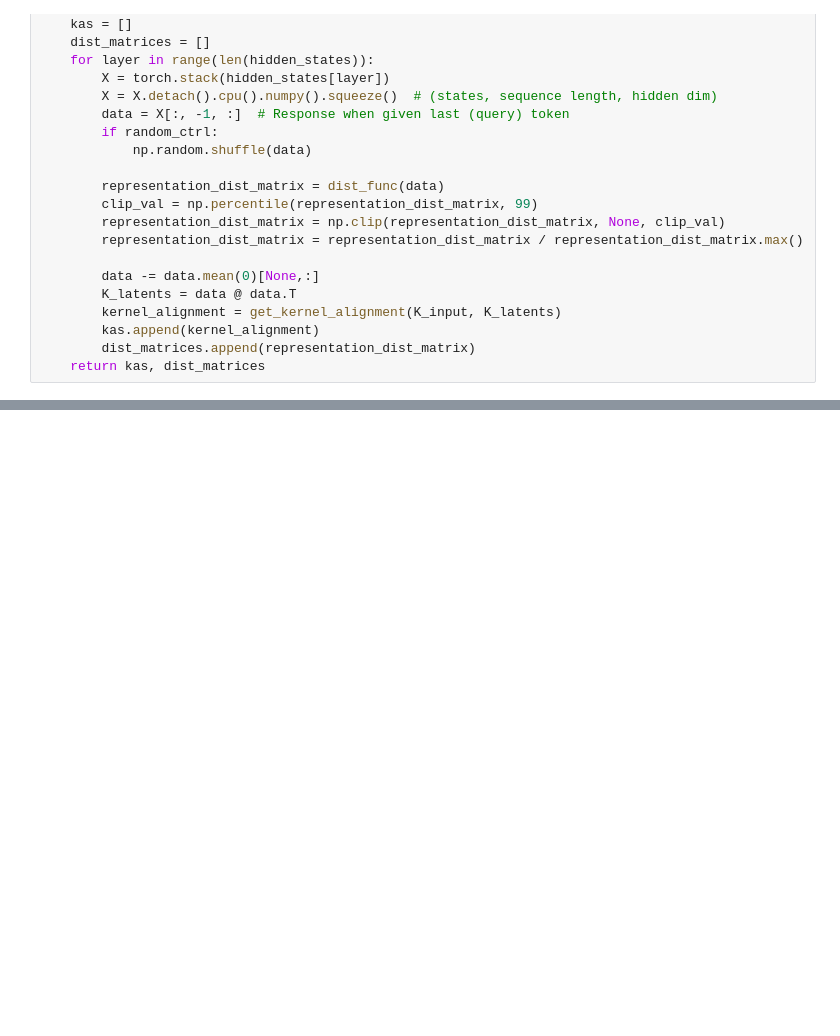
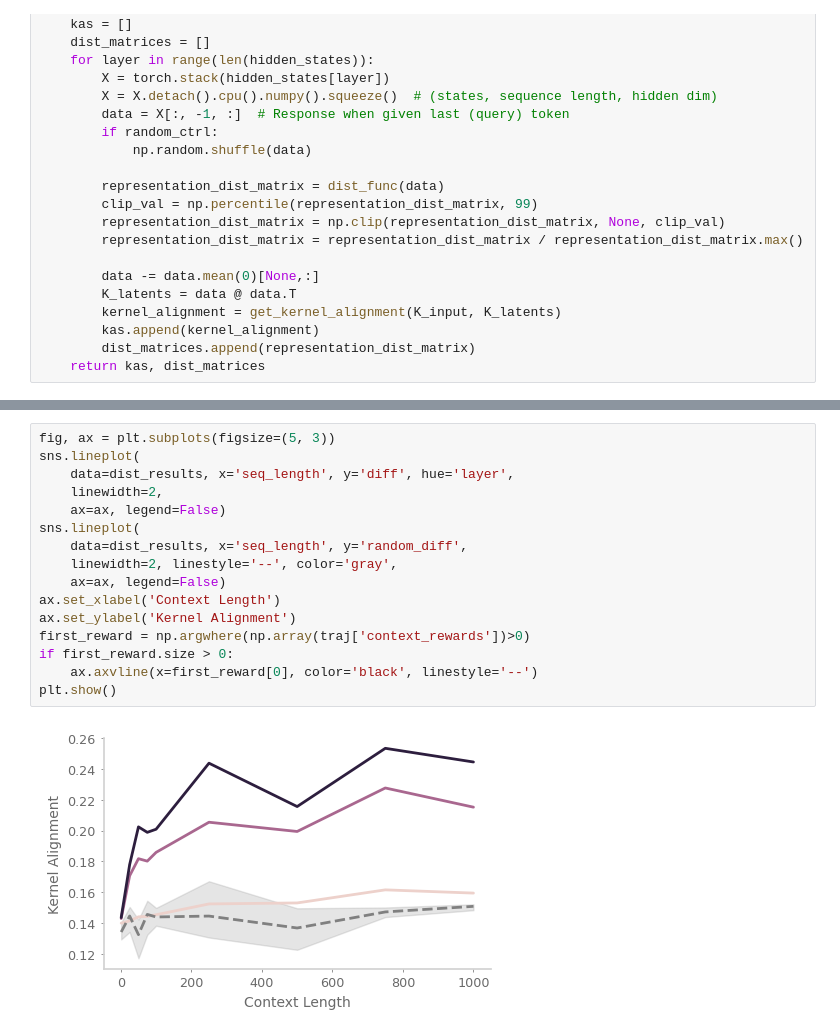
Before and after one commit to chingf/icl-maze, a Jupyter notebook: notebooks/03_representation_structure_kernel_alignment.ipynb, the cells around one changed output, grey strips where cells are left out. Drawn from its saved outputs; the diff is of its cells as text; blank space fills up the shorter version.

```diff
--- a/notebooks/03_representation_structure_kernel_alignment.ipynb
+++ b/notebooks/03_representation_structure_kernel_alignment.ipynb
@@ -264,3 +289,21 @@ Sequence Length: 250
+# %%
+fig, ax = plt.subplots(figsize=(5, 3))
+sns.lineplot(
+    data=dist_results, x='seq_length', y='diff', hue='layer',
+    linewidth=2,
+    ax=ax, legend=False)
+sns.lineplot(
+    data=dist_results, x='seq_length', y='random_diff',
+    linewidth=2, linestyle='--', color='gray',
+    ax=ax, legend=False)
+ax.set_xlabel('Context Length')
+ax.set_ylabel('Kernel Alignment')
+first_reward = np.argwhere(np.array(traj['context_rewards'])>0)
+if first_reward.size > 0:
+    ax.axvline(x=first_reward[0], color='black', linestyle='--')
+plt.show()
+# %% [output]
+[figure, added]
 # %%
 fig, ax = plt.subplots(figsize=(5, 3))
 sns.lineplot(
```
Also changed, not shown: parts of 8 cells of this notebook, 24 other files.
